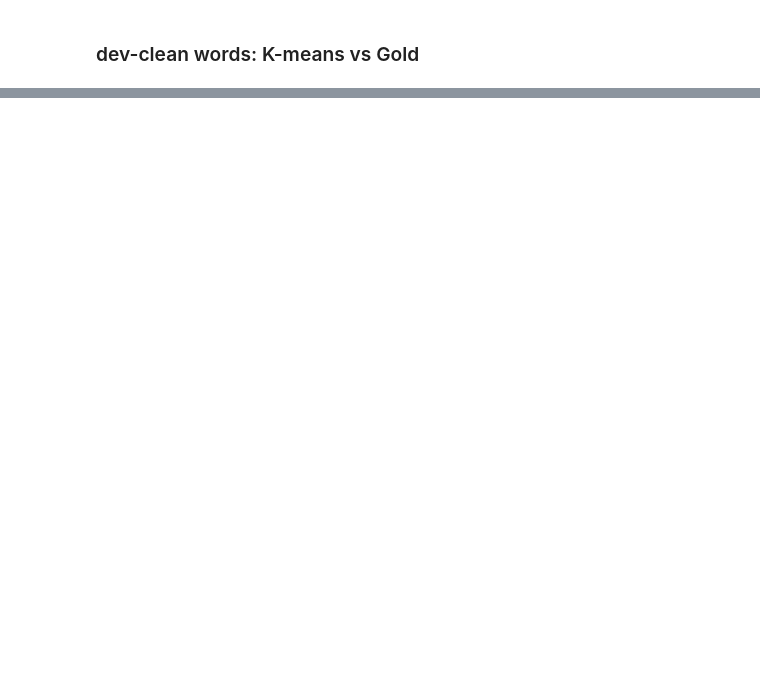
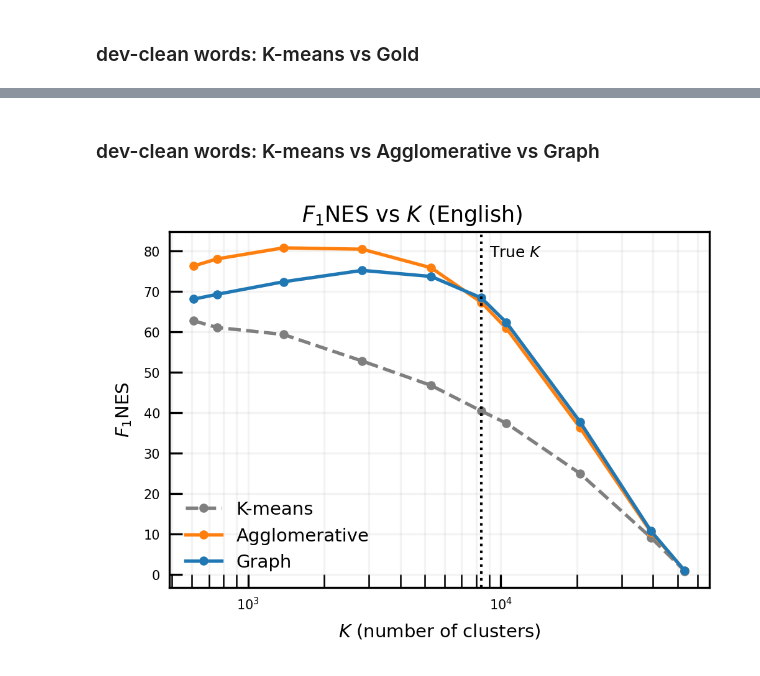
Before and after one commit to adendorffy/zipf-clus, a Jupyter notebook: figs.ipynb, the cells around one changed output, grey strips where cells are left out. Drawn from its saved outputs; the diff is of its cells as text; code cells hidden in the pictures; blank space fills up the shorter version.

```diff
--- a/figs.ipynb
+++ b/figs.ipynb
@@ -145,0 +466,58 @@ Saving figures to: figs/LibriSpeech/dev-clean
+# %% [markdown]
+### dev-clean words: K-means vs Agglomerative vs Graph
+# %%
+thresholds = [0.15, 0.2, 0.3, 0.4, 0.5, 0.6, 0.7, 0.8, 0.9]
+clusters = [610, 755, 1_381, 2_830, 5_302, 8_372, 10_521, 20_563, 39_166, 53_392]
+f1_graph = [68.12, 69.31, 72.41, 75.23, 73.72, 68.43, 62.33, 37.79, 10.87, 0.94]
+f1_kmeans = [62.76, 61.11, 59.38, 52.82, 46.78, 40.47, 37.43, 25.02, 9.22, 0.91]
+f1_agglom = [76.33, 78.06, 80.80, 80.46, 75.87, 67.32, 60.89, 36.34, 10.60, 0.95]
+
+fig, ax = plt.subplots(figsize=(3.4, 2.4), dpi=300)
+
+ax.plot(
+    clusters, f1_kmeans,
+    marker="o",
+    markersize=2.5,
+    linewidth=1.3,
+    color="tab:gray",
+    label="K-means",
+    linestyle="--",
+)
+
+ax.plot(
+    clusters, f1_agglom,
+    marker="o",
+    markersize=2.5,
+    linewidth=1.3,
+    color="tab:orange",
+    label="Agglomerative",
+)
+
+ax.plot(
+    clusters, f1_graph,
+    marker="o",
+    markersize=2.5,
+    linewidth=1.3,
+    color="tab:blue",
+    label="Graph",
+)
+
+ax.axvline(x=8_372, color="black", linestyle=":", linewidth=1.0, alpha=1.0)
+ax.text(9000, 0.93,  r"True $K$", ha="left", fontsize=6,
+        transform=ax.get_xaxis_transform())
+
+ax.set_xscale("log")
+ax.set_xlabel(r"$K$ (number of clusters)")
+ax.set_ylabel(r"$F_1$NES")
+
+ax.grid(True, which="both", ls="-", alpha=0.15)
+ax.tick_params(direction="in", which="both", length=5)
+
+ax.legend(frameon=False, loc="best")
+
+fig.tight_layout()
+fig.suptitle("$F_1$NES vs $K$ (English)", y=1.02)
+# fig.savefig("figures/f1_vs_k_log_scale.pdf", bbox_inches="tight")
+plt.show()
+# %% [output]
+[figure, added]
```
Also changed, not shown: parts of 9 cells of this notebook.
